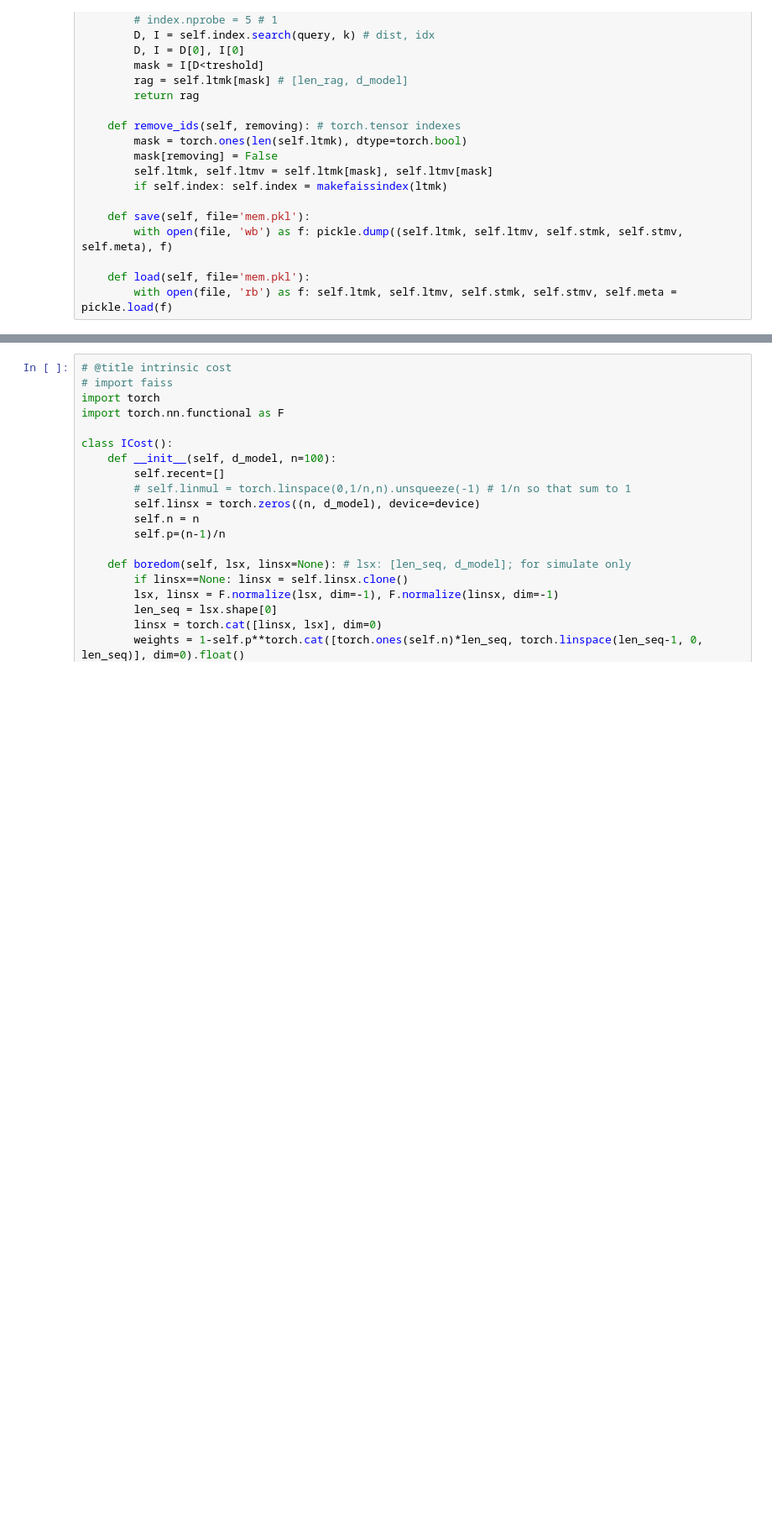
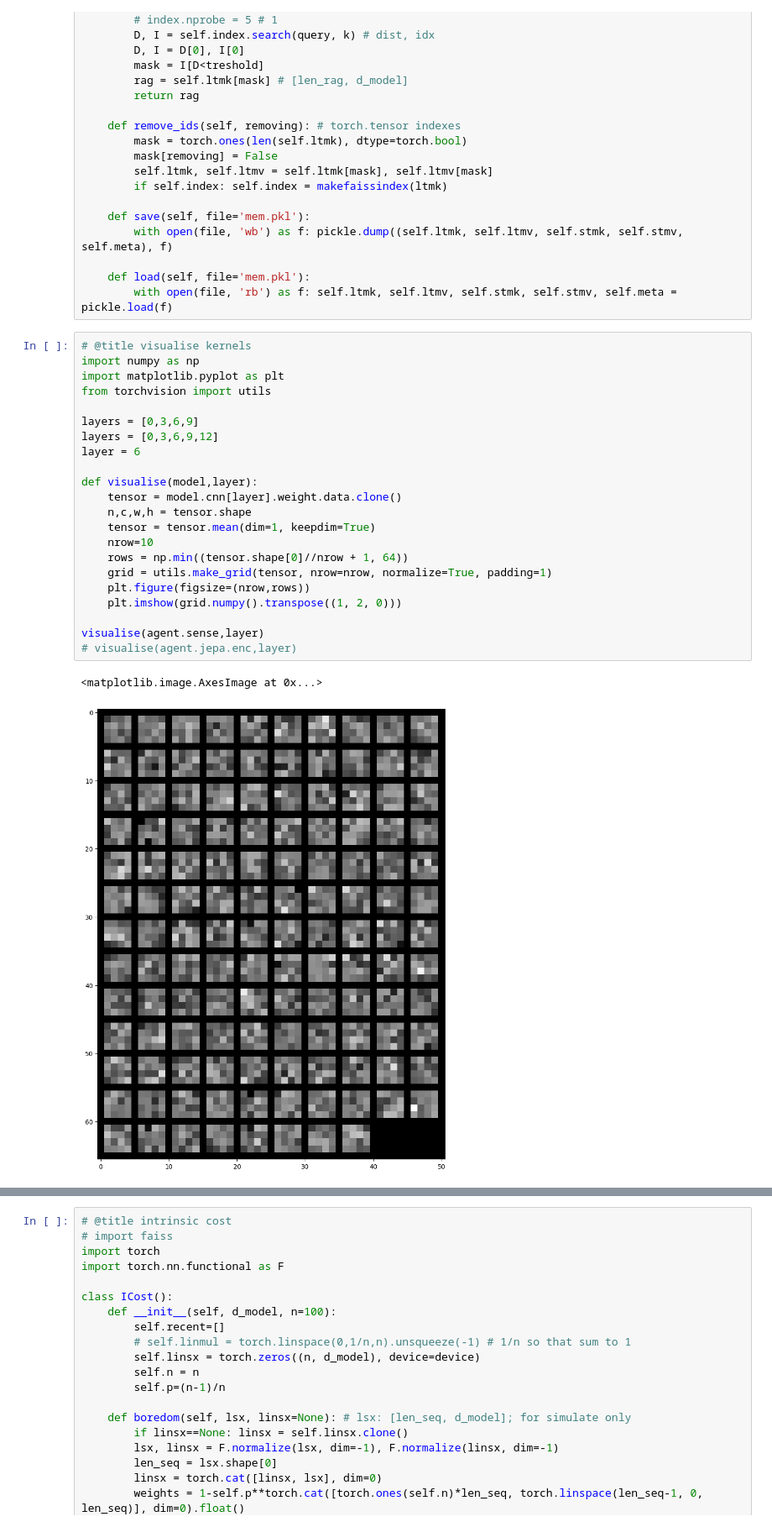
Before and after one commit to eisbetterthanpi/JEPA, a Jupyter notebook: procgen_JEPA.ipynb, the cells around one changed output, grey strips where cells are left out. Shown at 84% size. Cells and saved outputs as stored; diff of their text form; blank space fills up the shorter version.

```diff
--- a/procgen_JEPA.ipynb
+++ b/procgen_JEPA.ipynb
@@ -173,6 +173,31 @@ class Mem():
 
     def load(self, file='mem.pkl'):
         with open(file, 'rb') as f: self.ltmk, self.ltmv, self.stmk, self.stmv, self.meta = pickle.load(f)
+# %%
+# @title visualise kernels
+import numpy as np
+import matplotlib.pyplot as plt
+from torchvision import utils
+
+layers = [0,3,6,9]
+layers = [0,3,6,9,12]
+layer = 6
+
+def visualise(model,layer):
+    tensor = model.cnn[layer].weight.data.clone()
+    n,c,w,h = tensor.shape
+    tensor = tensor.mean(dim=1, keepdim=True)
+    nrow=10
+    rows = np.min((tensor.shape[0]//nrow + 1, 64))
+    grid = utils.make_grid(tensor, nrow=nrow, normalize=True, padding=1)
+    plt.figure(figsize=(nrow,rows))
+    plt.imshow(grid.numpy().transpose((1, 2, 0)))
+
+visualise(agent.sense,layer)
+# visualise(agent.jepa.enc,layer)
+# %% [output]
+<matplotlib.image.AxesImage at 0x...>
+[figure, added]
 # %%
 # @title conv deconv
 import torch
```
Also changed, not shown: parts of 22 cells of this notebook.
